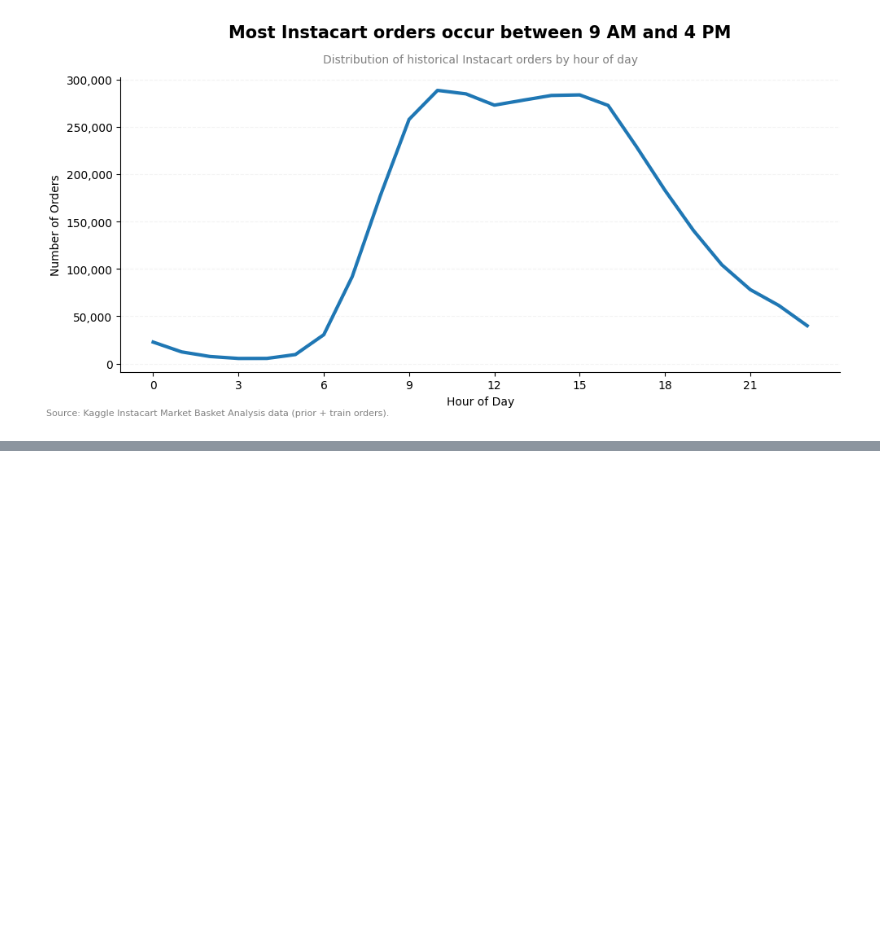
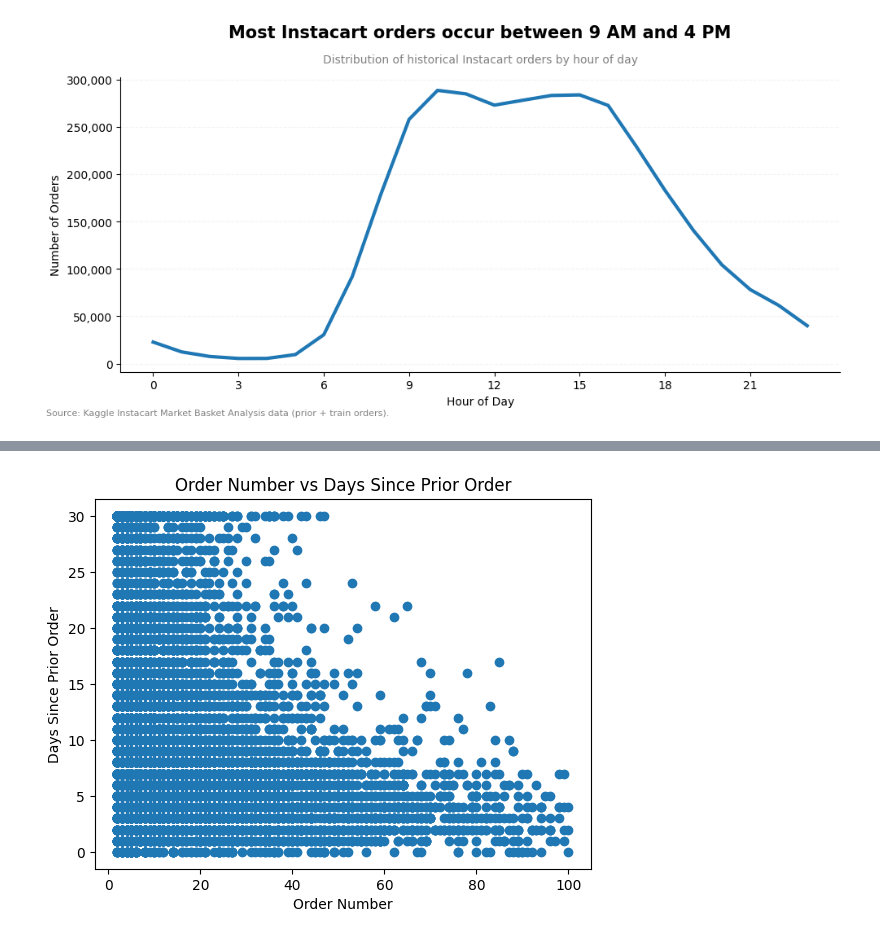
Before and after one commit to carlos00002/DX699_02, a Jupyter notebook: homework/OMDS-ModB2-Week2-Jaime-Carlos.ipynb, the cells around one changed output, grey strips where cells are left out. Saved outputs shown, nothing was run; the diff lists cells and outputs as text; code cells hidden in the pictures; blank space fills up the shorter version.

```diff
--- a/homework/OMDS-ModB2-Week2-Jaime-Carlos.ipynb
+++ b/homework/OMDS-ModB2-Week2-Jaime-Carlos.ipynb
@@ -369,3 +369,5 @@ plt.tight_layout()
 plt.show()
 # %% [output]
 [figure]
+# %%
+df = df.sample(10000)
@@ -371,0 +401,8 @@ plt.show()
+# %%
+plt.scatter(df["order_number"], df["days_since_prior_order"])
+plt.xlabel("Order Number")
+plt.ylabel("Days Since Prior Order")
+plt.title("Order Number vs Days Since Prior Order")
+plt.show()
+# %% [output]
+[figure, added]
```
Also changed, not shown: parts of 18 cells of this notebook.
